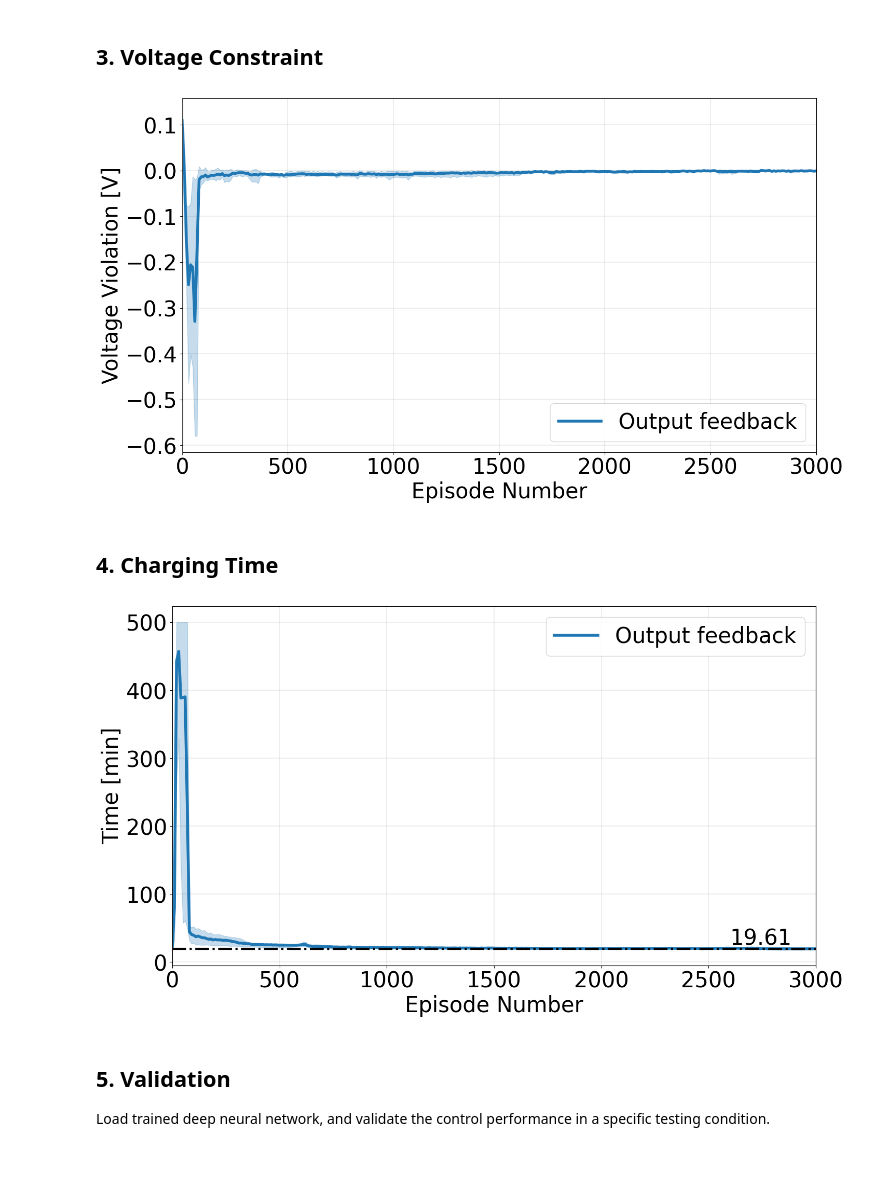
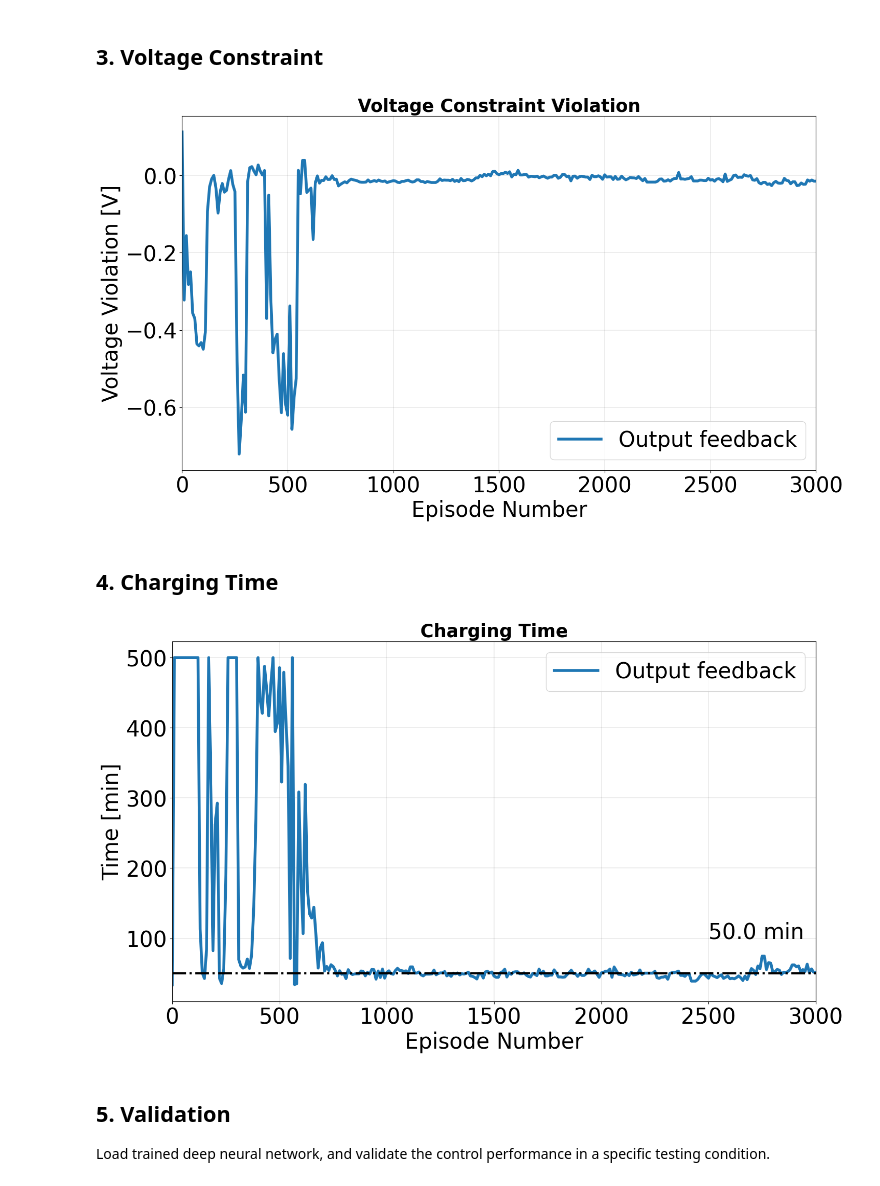
Before and after one commit to hovsept/RL-BATT-DDPG, a Jupyter notebook: OutputFeedback_RL/1_OutputFeedback_Analysis_Notebook.ipynb, the cells around one changed output. Saved outputs shown, nothing was run; the diff lists cells and outputs as text; code cells hidden in the pictures.

```diff
--- a/OutputFeedback_RL/1_OutputFeedback_Analysis_Notebook.ipynb
+++ b/OutputFeedback_RL/1_OutputFeedback_Analysis_Notebook.ipynb
@@ -13,6 +13,11 @@ eval_test1 = np.load('results/testing_results/training1/eval.npy')
 eval_test2 = np.load('results/testing_results/training2/eval.npy')
 eval_test3 = np.load('results/testing_results/training3/eval.npy')
 
+eval_test_hov = np.load('results_hov/testing_results/training1/eval.npy')
+eval_test_hov1 = np.load('results_hov/testing_results/training1/eval1.npy')
+
+eval_test_hov = np.vstack((eval_test_hov,eval_test_hov1))
+
 rwd_idx = 0
 temp_idx = 1
 volt_idx = 2
@@ -100,34 +108,35 @@ testing_volt_vio = np.stack((eval_test0[:,volt_idx],
                         eval_test1[:,volt_idx],
                         eval_test2[:,volt_idx],
                         eval_test3[:,volt_idx]))
+testing_volt_hov = eval_test_hov[:,volt_idx]
 episodes_vec = np.arange(0,3010,10)
 # %%
 save_fig = True
 
 labels = 'Output feedback'
-results = testing_volt_vio - control_settings['constraints']['voltage']['max']
+results = testing_volt_hov - control_settings['constraints']['voltage']['max']
 colors = plt.cm.get_cmap('tab20', len(labels)+1)
 i = 0
 fig, ax1 = plt.subplots(figsize=(16,9))
 ax1.set_facecolor("white")
 ax1.grid(which='major',axis='both', linestyle='-', color='k', linewidth=0.1)
 
 epi_len = episodes_vec.shape[0]
 
-plt.plot(episodes_vec, np.mean(results[:,:epi_len],0), color=colors(i), linewidth=4, label=labels)
+plt.plot(episodes_vec, results, color=colors(i), linewidth=4, label=labels)
 plt.xlim((0,episodes_vec[-1]))
-plt.fill_between(episodes_vec, np.min(results[:,:epi_len],0), np.max(results[:,:epi_len],0), alpha=0.25, color=colors(i))
+# plt.fill_between(episodes_vec, np.min(results[:,:epi_len],0), np.max(results[:,:epi_len],0), alpha=0.25, color=colors(i))
 
-# plt.title(r"Voltage Constraint Violation", fontsize=25, fontweight="bold")
+plt.title(r"Voltage Constraint Violation", fontsize=25, fontweight="bold")
 plt.ylabel(r'Voltage Violation [V]', fontsize=30)
 plt.xlabel('Episode Number', fontsize=30)
 plt.tick_params(labelsize=30)
 plt.legend(fontsize=30,loc='lower right')
 
 if save_fig:
     plt.savefig('figures/Training_output_25degC_Volt_Violation.pdf', format='pdf')
 # %% [output]
-[figure, old version]
+[figure, new version]
 # %% [markdown]
 ## 4. Charging Time
 # %%
@@ -141,7 +151,7 @@ save_fig = True
 
 
 labels = 'Output feedback'
-results = testing_chg_time * settings['sample_time'] / 60 # converted to minutes
+results = testing_chg_hov * settings['sample_time'] / 60 # converted to minutes
 colors = plt.cm.get_cmap('tab20', len(labels)+1)
 i = 0
 fig, ax1 = plt.subplots(figsize=(16,9))
@@ -150,13 +160,13 @@ ax1.grid(which='major',axis='both', linestyle='-', color='k', linewidth=0.1)
 
 epi_len = episodes_vec.shape[0]
 
-plt.plot(episodes_vec, np.mean(results[:,:epi_len],0), color=colors(i), linewidth=4, label=labels)
+plt.plot(episodes_vec, results, color=colors(i), linewidth=4, label=labels)
 plt.xlim((0,episodes_vec[-1]))
-plt.fill_between(episodes_vec, np.min(results[:,:epi_len],0), np.max(results[:,:epi_len],0), alpha=0.25, color=colors(i))
-last_mean_value = np.round(np.mean(results[:,-1]),decimals=2)
+# plt.fill_between(episodes_vec, np.min(results[:,:epi_len],0), np.max(results[:,:epi_len],0), alpha=0.25, color=colors(i))
+last_mean_value = np.round(np.mean(results[100:]),decimals=2)
 plt.plot(episodes_vec, last_mean_value*np.ones(epi_len), 'k-.', linewidth=3)
-plt.text(2600, 25, str(last_mean_value), fontsize=30)
-# plt.title(r"Charging Time", fontsize=25, fontweight="bold")
+plt.text(2500, 100, str(last_mean_value) + " min", fontsize=30)
+plt.title(r"Charging Time", fontsize=25, fontweight="bold")
 plt.ylabel(r'Time [min]', fontsize=30)
 plt.xlabel('Episode Number', fontsize=30)
 plt.tick_params(labelsize=30)
@@ -166,7 +176,7 @@ plt.legend(fontsize=30,loc='upper right')
 if save_fig:
     plt.savefig('figures/Training_output_25degC_ChgTime.pdf', format='pdf')
 # %% [output]
-[figure, old version]
+[figure, new version]
 # %% [markdown]
 ## 5. Validation
 
```
Also changed, not shown: parts of 13 cells of this notebook, 5 other files.
